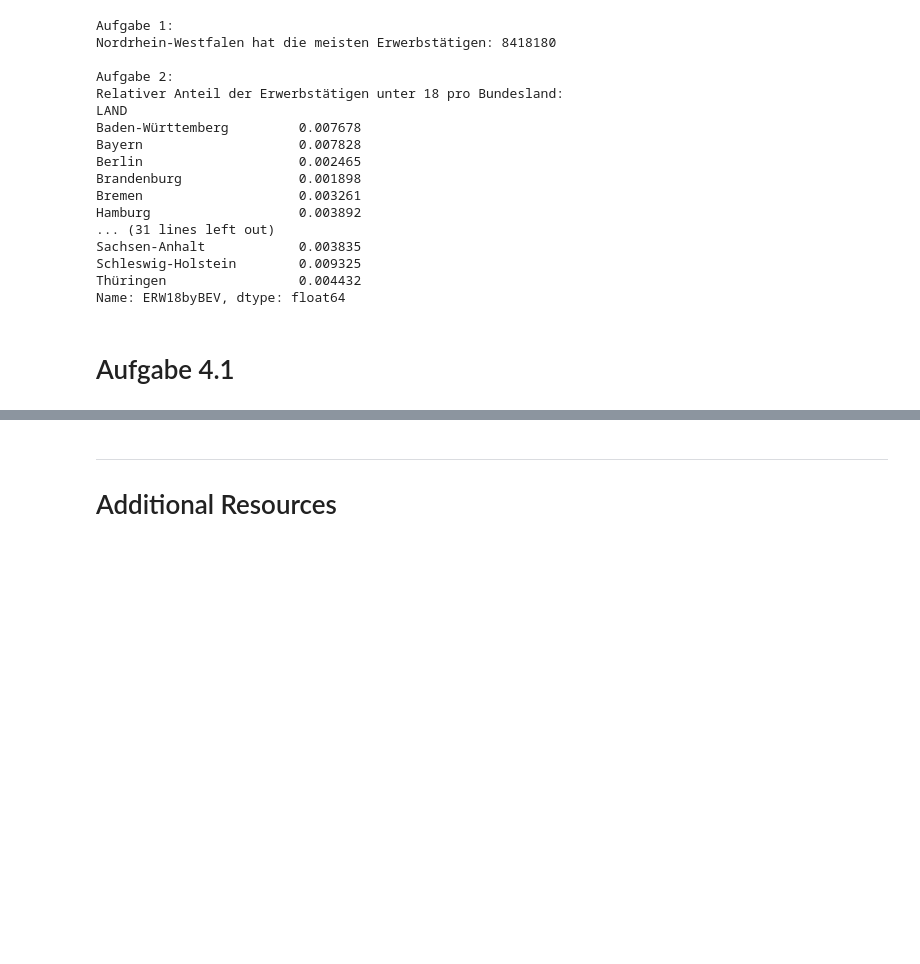
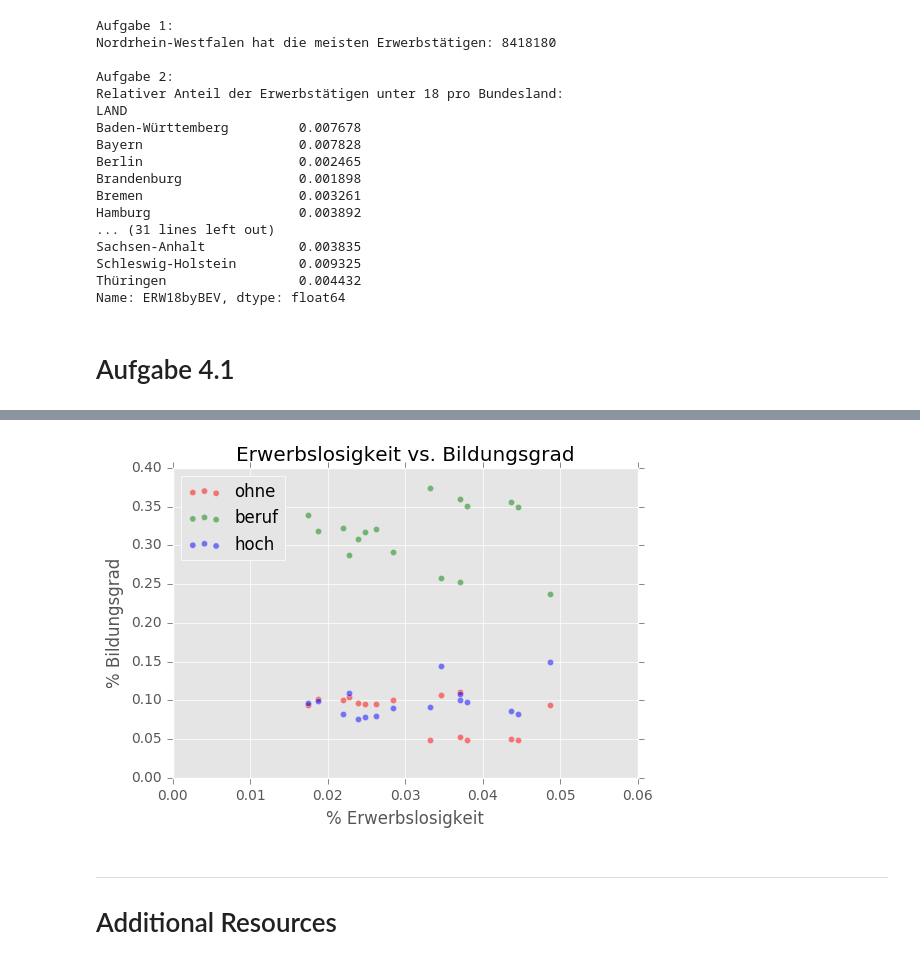
Before and after one commit to jgoerner/Programming-for-DataScience, a Jupyter notebook: Aufgabenblaetter/Aufgabenblatt 4.ipynb, the cells around one changed output, grey strips where cells are left out. Saved outputs shown, nothing was run; the diff lists cells and outputs as text; code cells hidden in the pictures; blank space fills up the shorter version.

```diff
--- a/Aufgabenblaetter/Aufgabenblatt 4.ipynb
+++ b/Aufgabenblaetter/Aufgabenblatt 4.ipynb
@@ -89,0 +92,3 @@ dtype: float64
+# %%
+tmp = df.loc[:, ["LAND","BEV", "ERWERBSL", "ERWOAUS", "ERWBERUF", "ERWHOCH"]].groupby("LAND").agg(np.sum)
+tmp
@@ -89,0 +114,3 @@ dtype: float64
+# %%
+tmp_rel =  tmp.apply(lambda row: row.loc[["ERWERBSL", "ERWOAUS", "ERWBERUF", "ERWHOCH"]]/row["BEV"], axis=1)
+tmp_rel
@@ -90,3 +136,14 @@ dtype: float64
+# %%
+plt.scatter(x = tmp_rel.loc[:,"ERWERBSL"], y = tmp_rel.loc[:,"ERWOAUS"], c = "red", alpha=.5, label="ohne")
+plt.scatter(x = tmp_rel.loc[:,"ERWERBSL"], y = tmp_rel.loc[:,"ERWBERUF"], c = "green", alpha=.5, label="beruf")
+plt.scatter(x = tmp_rel.loc[:,"ERWERBSL"], y = tmp_rel.loc[:,"ERWHOCH"], c = "blue", alpha=.5, label="hoch")
+plt.xlabel("% Erwerbslosigkeit")
+plt.ylabel("% Bildungsgrad")
+plt.title("Erwerbslosigkeit vs. Bildungsgrad")
+plt.legend(bbox_to_anchor=(0, 1), loc='upper left', ncol=1)
+plt.show()
+# %% [output]
+[figure, added]
 # %% [markdown]
 ---
 # Additional Resources
```
Also changed, not shown: parts of 4 cells of this notebook.
